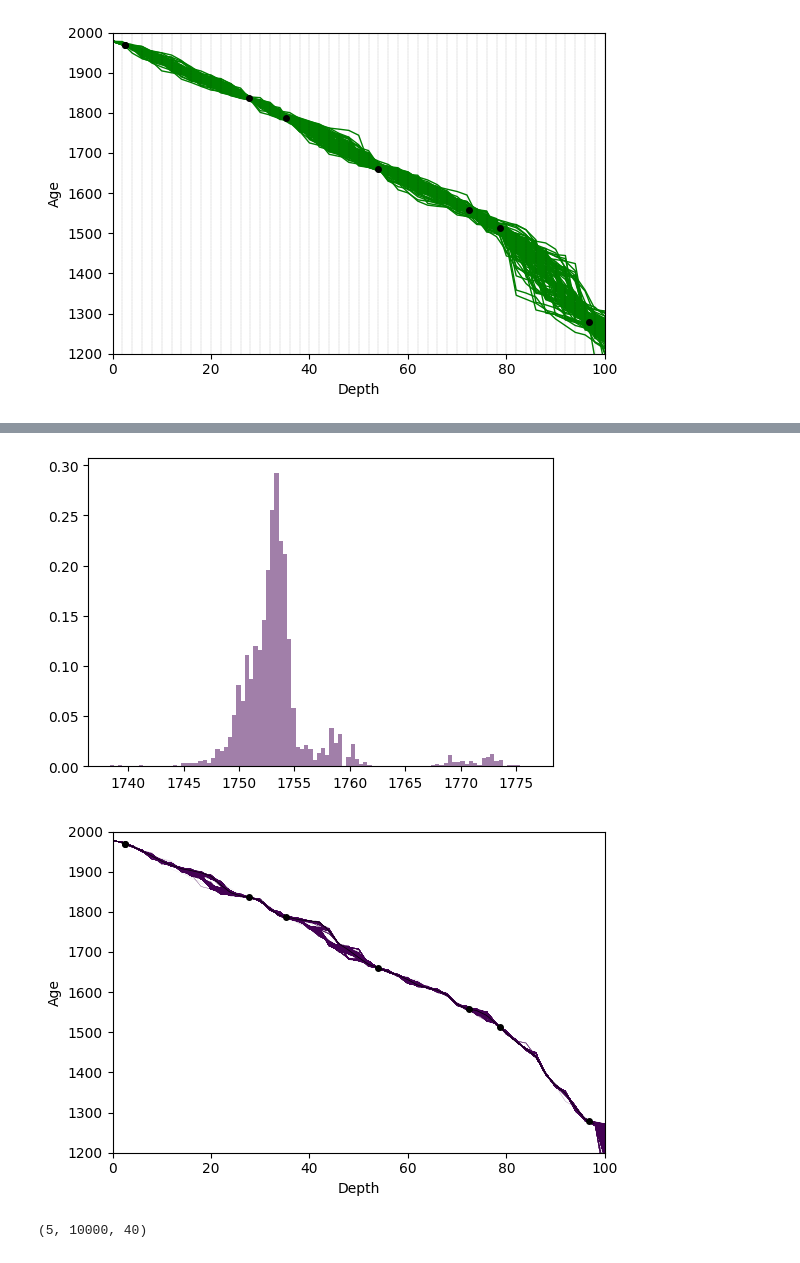
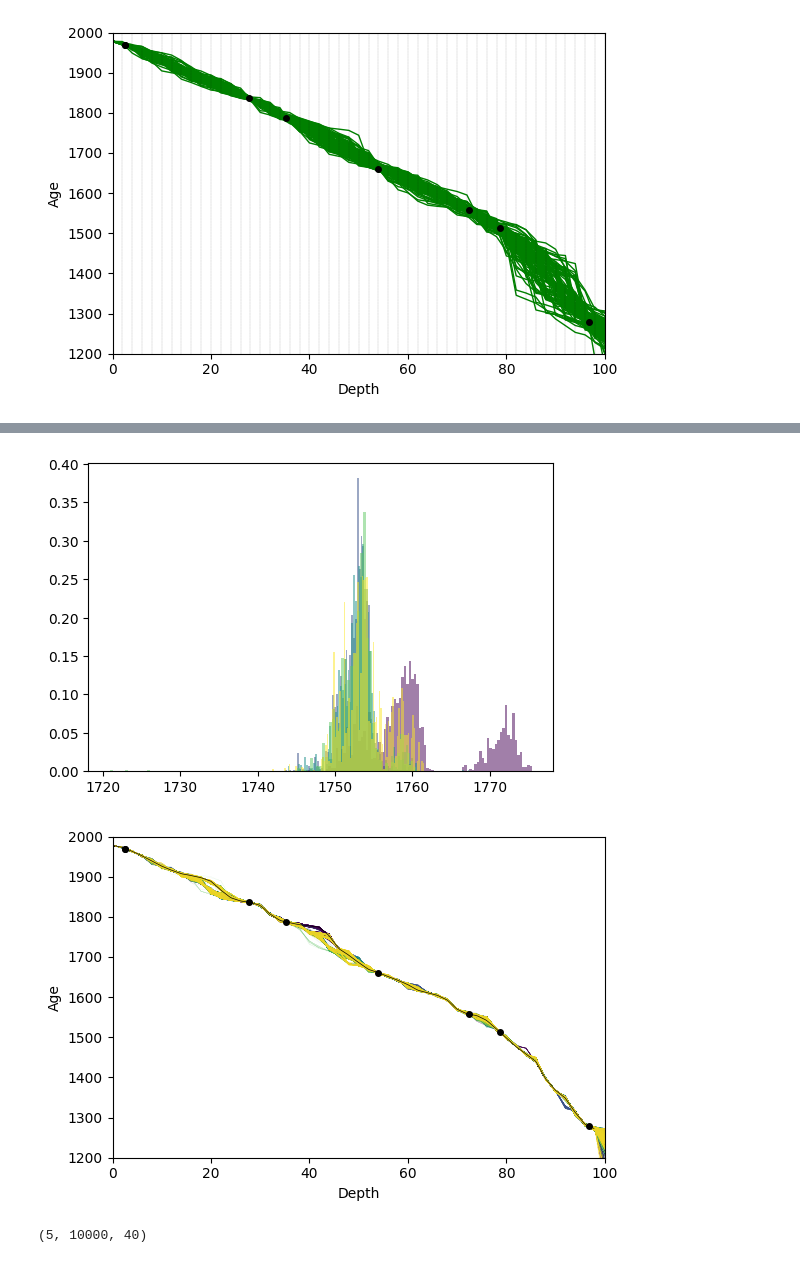
Before and after one commit to hannakjellson/Sampling-for-age-depth-modelling, a Jupyter notebook: python/src/age_depth_models/age_depth_model_OPES_normal_clean_d18o/plot.ipynb, the cells around one changed output, grey strips where cells are left out. Cells and saved outputs as stored; diff of their text form; code cells hidden in the pictures.

```diff
--- a/python/src/age_depth_models/age_depth_model_OPES_normal_clean_d18o/plot.ipynb
+++ b/python/src/age_depth_models/age_depth_model_OPES_normal_clean_d18o/plot.ipynb
@@ -155,5 +156,5 @@ FileNotFoundError: [Errno 2] No such file or directory: 'c:\\Users\\hanna\\Deskt
 # %%
-short_samples = samples[:, :, :]
+short_samples = samples[:, ::10, :]
 cumulative_sums = np.cumsum(short_samples, axis=2) * data["dc"]
 zeros = np.zeros((*short_samples.shape[:2], 1))
 age_offsets = np.concatenate((zeros, cumulative_sums), axis=2)
@@ -298,26 +291,15 @@ cutout = 100
 for j in range(nt):
     temp_energy_samples = []
     weights = np.exp(-(betas[j] - 1) * d18o_energy_values + bias_values)
-    if not opes_config["sb"]:
-        for i in range(hmc_config["nch"]):
-                weights_i = weights[i, cutout:] / sum(weights[i, cutout:])
-                indices = np.random.choice(
-                    np.arange(cutout, len(weights_i) + cutout),
-                    size=int(len(weights_i)),
-                    replace=True,
-                    p=weights_i,
-                )
-                temp_energy_samples.append(energy_values[i, indices])
-    else:
-        weights_i = weights[:, cutout:].flatten() / sum(weights[:, cutout:].flatten())
-        cut_energy_values = energy_values[:, cutout:].flatten()
-        indices = np.random.choice(
-            np.arange(0, len(weights_i)),
-            size=int(len(weights_i)),
-            replace=True,
-            p=weights_i,
-        )
-        temp_energy_samples.append(cut_energy_values[indices])
+    for i in range(hmc_config["nch"]):
+            weights_i = weights[i, cutout:] / sum(weights[i, cutout:])
+            indices = np.random.choice(
+                np.arange(cutout, len(weights_i) + cutout),
+                size=int(len(weights_i)),
+                replace=True,
+                p=weights_i,
+            )
+            temp_energy_samples.append(energy_values[i, indices])
 
     print(f"Temp {j} done resampling")
     energy_samples.append(temp_energy_samples)
@@ -362,14 +348,14 @@ for k in range(resamp_nch):
 # %%
 CV_values = data["th"] - data["dc"] * np.sum(resampled_samples[:, :, :index], axis = 2)
 fig, ax = plt.subplots(figsize=(6, 4))
-for i in range(resamp_nch):
+for i in range(hmc_config["nch"]):
     ax.hist(CV_values[i, :], bins = 100, color = colors[i], label = f"chain {i}", alpha = 0.5, density = True)
 plt.savefig(f"{output_dir}/resampling_along_depth_{interesting_depth}.jpg")
 plt.show()
 # %% [output]
-[figure, old version]
+[figure, new version]
 # %%
-short_resampled_samples = resampled_samples[:, :, :]
+short_resampled_samples = resampled_samples[:, ::10, :]
 cumulative_sums = np.cumsum(short_resampled_samples, axis=2) * data["dc"]
 zeros = np.zeros((*short_resampled_samples.shape[:2], 1))
 age_offsets = np.concatenate((zeros, cumulative_sums), axis=2)
@@ -379,7 +365,7 @@ model_ages = data["th"] - age_offsets
 # Age depth trace plot
 fig, ax = plt.subplots(figsize=(6, 4))
 num_samples = len(short_resampled_samples[0,:,0])
-for i in range(resamp_nch):
+for i in range(hmc_config["nch"]):
     for j in range(num_samples):
         ax.plot(
             data["cs"],
@@ -400,7 +386,7 @@ plt.tight_layout()
 plt.savefig(f"{output_dir}/age_depth.jpg")
 plt.show()
 # %% [output]
-[figure, old version]
+[figure, new version]
 # %%
 base_dir = Path.cwd()
 
```
Also changed, not shown: parts of 11 cells of this notebook, 1 other file.
